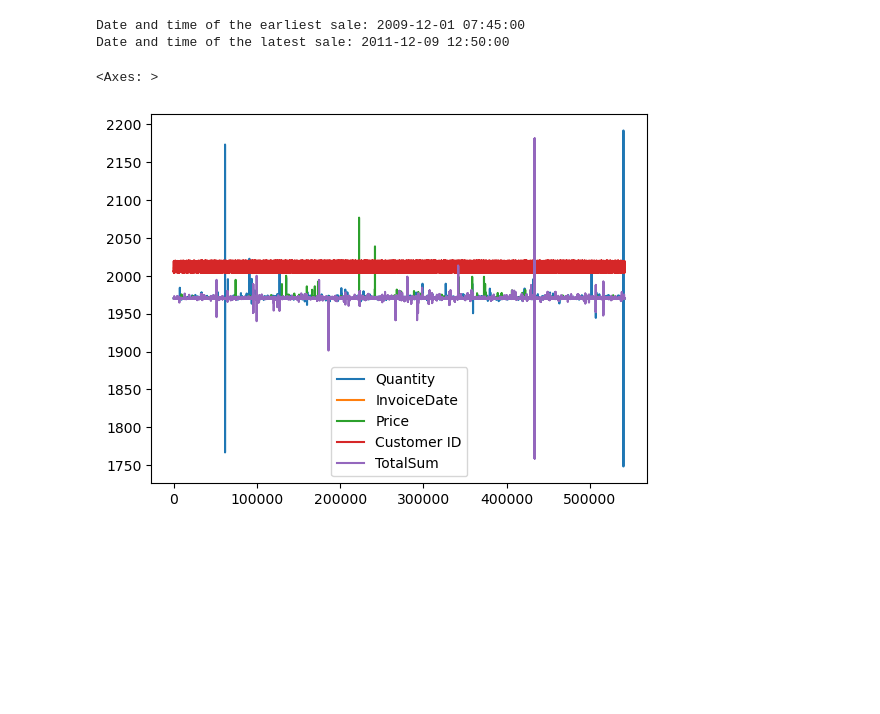
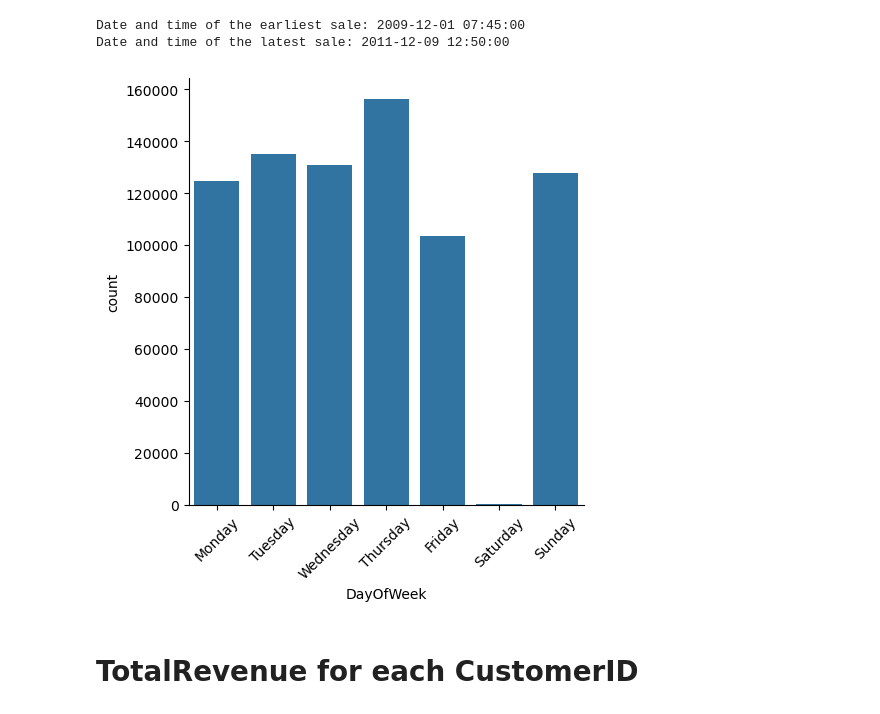
Before and after one commit to hsahmad112/DataAndThingsW2025, a Jupyter notebook: exercise_3.ipynb, the cells around one changed output. Drawn from its saved outputs; the diff is of its cells as text; code cells hidden in the pictures; blank space fills up the shorter version.

```diff
--- a/exercise_3.ipynb
+++ b/exercise_3.ipynb
@@ -310,13 +306,37 @@ Date and time of the earliest sale: 2009-12-01 07:45:00
 Date and time of the latest sale: 2011-12-09 12:50:00
 # %%
 #creating a temp df for time-date analysis so we don't pollute our main df
-td = df.copy()
-#pivoting so the InvoiceDate is the index
-td.pivot_table(values='TotalSum', index='InvoiceDate', aggfunc='sum')
-td.plot()
+df_filtered = df.copy()
+
+#deleting all - values in totalsum, so we only look at monies made and not at refunds
+df_filtered = df_filtered[df_filtered['TotalSum'] >= 0].dropna()
+
+#changing index to InvoiceDate
+df_filtered= df_filtered.set_index('InvoiceDate')
+
+#only selecting the invoice and total sum
+df_filtered = df_filtered[['Invoice', 'TotalSum']]
+
+#display
+#df_filtered.plot()
-# %% [output]
-<Axes: >
-[figure, removed]
+# %%
+df_filtered= df_filtered.reset_index()
+#Using the dt.dayofweek to transfer InvoiceDate into 0-6
+df_filtered['DayOfWeek'] = pd.to_datetime(df_filtered['InvoiceDate']).dt.dayofweek
+df_filtered = df_filtered[['DayOfWeek', 'TotalSum']]
+
+day_labels = ['Monday', 'Tuesday', 'Wednesday', 'Thursday', 'Friday', 'Saturday', 'Sunday']
+#mapping the labels to the numerical values
+df_filtered['DayOfWeek'] = df_filtered['DayOfWeek'].map(lambda x: day_labels[x])
+# %%
+# Plot with categorical x-axis
+sns.catplot(data=df_filtered, x='DayOfWeek', kind='count', order=day_labels)
+plt.xticks(rotation=45)  # Rotate for better readability
+plt.show()
+# %% [output]
+[figure, added]
+# %% [markdown]
+# TotalRevenue for each CustomerID
 # %%
 # Segment customers into tiers based on TotalRevenue (e.g., "High", "Medium", "Low").
 # this requires us to know how much each customer spent, but we dont want to pollute the main dataframe.
```
Also changed, not shown: parts of 9 cells of this notebook, 3 other files.
